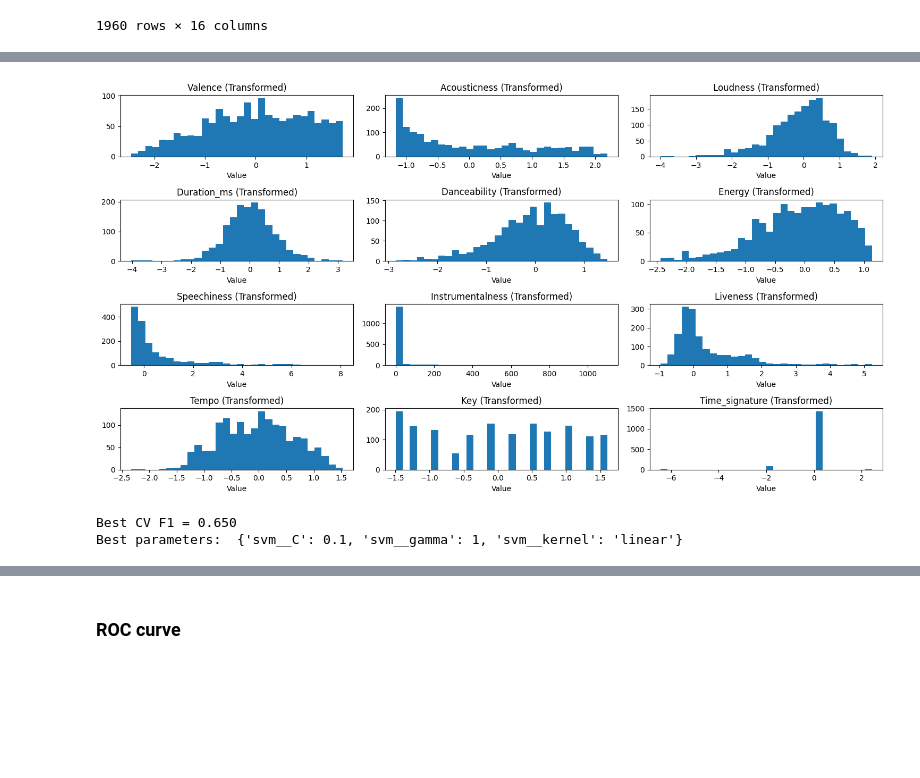
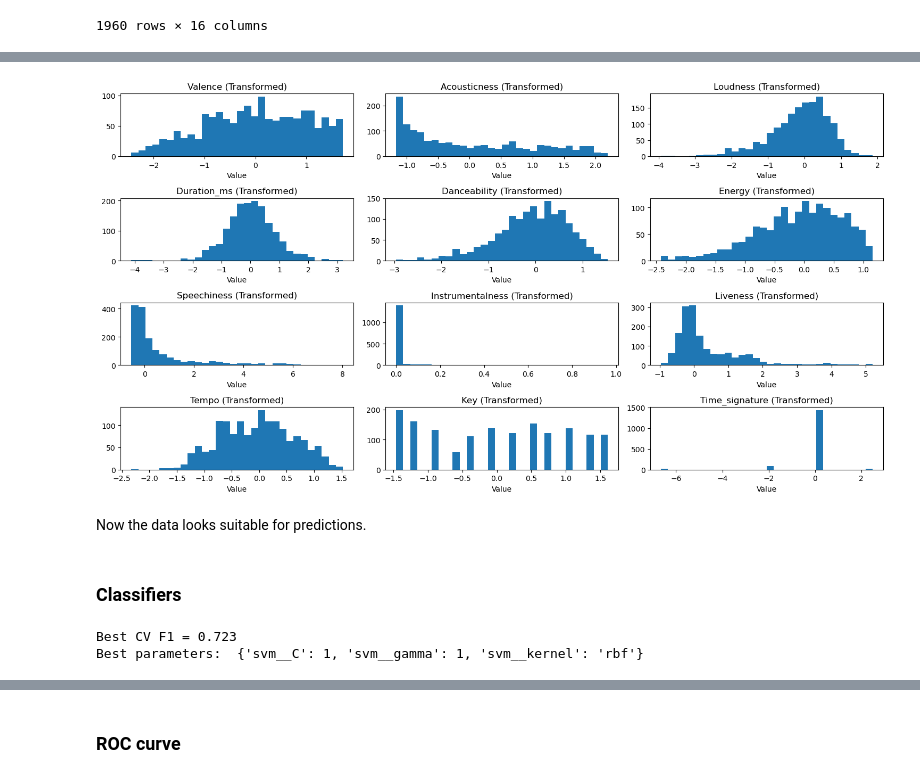
Before and after one commit to SamuelHellqvist/CS4168-DATA-MINING-UL----Project, a Jupyter notebook: classifiers.ipynb, the cells around one changed output, grey strips where cells are left out. Saved outputs shown, nothing was run; the diff lists cells and outputs as text; code cells hidden in the pictures; blank space fills up the shorter version.

Commit message:
feat: enhance preprocessing in classifiers.ipynb, skip scaling of the column instrumentalness which led to decrease of training time of SVM, minor fixes

```diff
--- a/classifiers.ipynb
+++ b/classifiers.ipynb
@@ -217,35 +323,39 @@ axes[1, 1].set_xlabel('Value')
 
 axes[1, 2].hist(df_transformed['outliers_pos__energy'], bins=30)
 axes[1, 2].set_title('Energy (Transformed)')
 axes[1, 2].set_xlabel('Value')
 
 axes[2, 0].hist(df_transformed['outliers_pos__speechiness'], bins=30)
 axes[2, 0].set_title('Speechiness (Transformed)')
 axes[2, 0].set_xlabel('Value')
 
-axes[2, 1].hist(df_transformed['outliers_pos__instrumentalness'], bins=30)
+axes[2, 1].hist(df_transformed['remainder__instrumentalness'], bins=30)
 axes[2, 1].set_title('Instrumentalness (Transformed)')
 axes[2, 1].set_xlabel('Value')
 
 axes[2, 2].hist(df_transformed['outliers_pos__liveness'], bins=30)
 axes[2, 2].set_title('Liveness (Transformed)')
 axes[2, 2].set_xlabel('Value')
 
 axes[3, 0].hist(df_transformed['outliers_pos__tempo'], bins=30)
 axes[3, 0].set_title('Tempo (Transformed)')
 axes[3, 0].set_xlabel('Value')
 
 axes[3, 1].hist(df_transformed['key_time_signature__key'], bins=30)
 axes[3, 1].set_title('Key (Transformed)')
 axes[3, 1].set_xlabel('Value')
 
 axes[3, 2].hist(df_transformed['key_time_signature__time_signature'], bins=30)
 axes[3, 2].set_title('Time_signature (Transformed)')
 axes[3, 2].set_xlabel('Value')
 plt.tight_layout()
 plt.show()
 # %% [output]
-[figure, old version]
+[figure, new version]
+# %% [markdown]
+Now the data looks suitable for predictions.
+# %% [markdown]
+### Classifiers
 # %%
 # Cross-validation
 cv = StratifiedKFold(n_splits=10, shuffle=True, random_state=42)
@@ -257,18 +367,15 @@ scoring = {
     "AP": "average_precision"
 }
 # %%
-# SVM  (slow af, don't know why)
-pipe = Pipeline(steps=[("preprocess", preprocess_pipeline), ("svm", svm.SVC(probability=True))])
+# SVM
+pipe = Pipeline(steps=[("preprocess", preprocess_pipeline), ("svm", svm.SVC(probability=True, random_state = 42))])
 
 # Parameter grid
 param_grid = {
-    'svm__C': [0.1],
-    'svm__gamma': [1],
-    'svm__kernel': ['linear']
+    'svm__C': [0.1, 1, 10],
+    'svm__gamma': [0.001, 0.01, 0.1, 1],
+    'svm__kernel': ['linear', 'rbf']
 }
-
-# Note that hyperparameters of the preprocessing transformers can also be included
-# in the parameter grid. For simplicity, we do not tune them here.
 
 svm_search = GridSearchCV(
     pipe,
@@ -289,7 +396,7 @@ SVM_best_params = svm_search.best_params_
 SVM_best_model = svm_search.best_estimator_
 SVM_best_cv_f1 = svm_search.best_score_
 # %% [output]
-Best CV F1 = 0.650
-Best parameters:  {'svm__C': 0.1, 'svm__gamma': 1, 'svm__kernel': 'linear'}
+Best CV F1 = 0.723
+Best parameters:  {'svm__C': 1, 'svm__gamma': 1, 'svm__kernel': 'rbf'}
 # %%
 # Random forest
```
Also changed, not shown: parts of 29 cells of this notebook.
